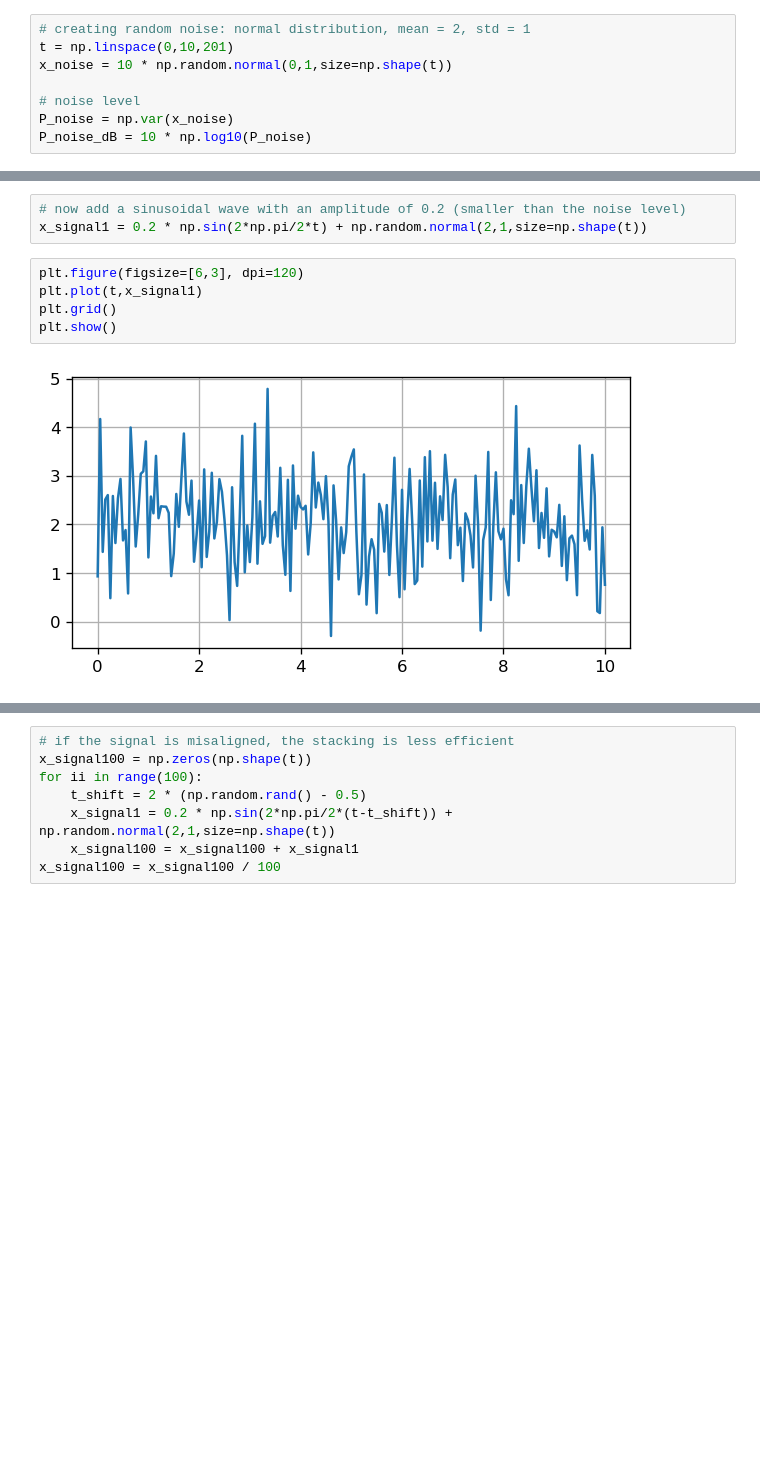
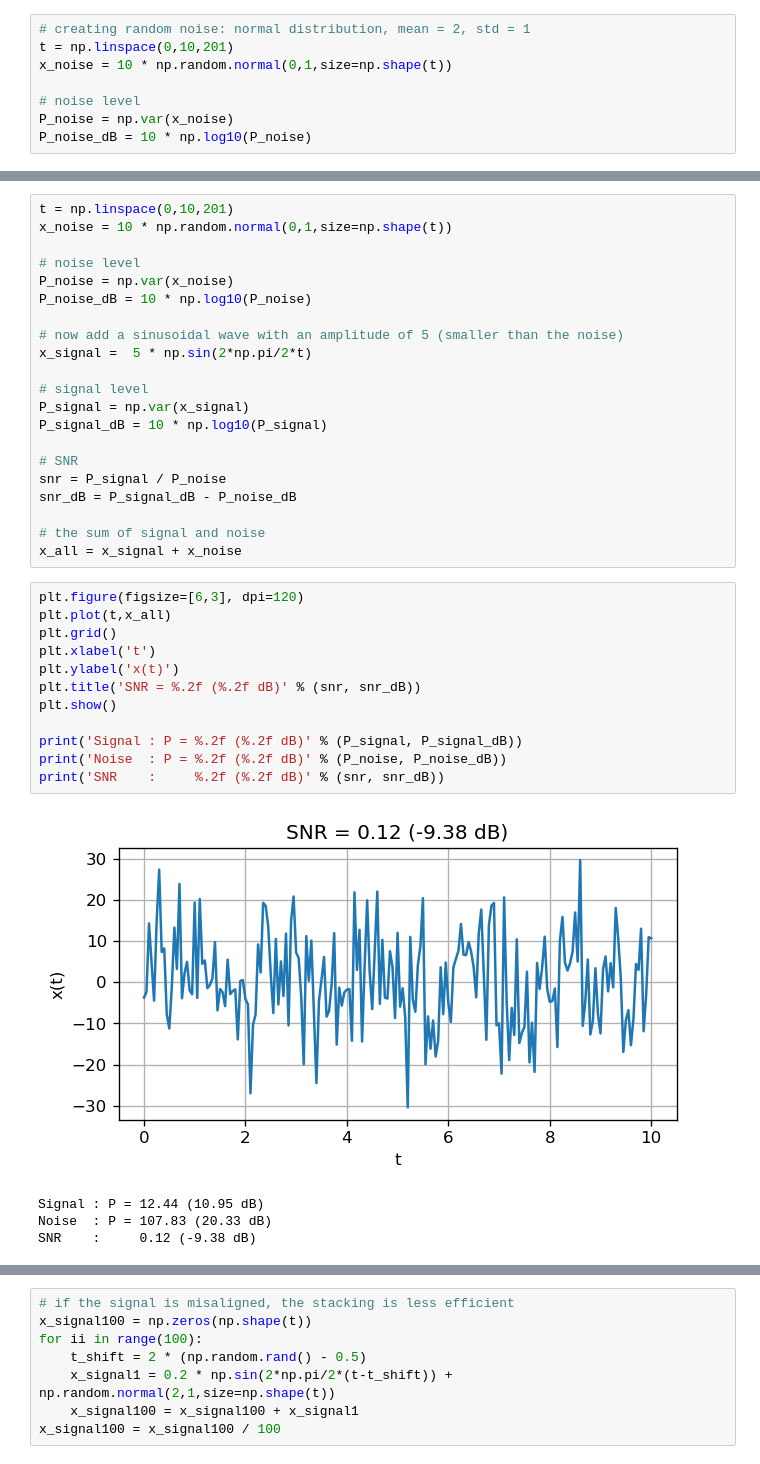
Before and after one commit to globalseismology/avni-courses.solid-earth-fundamentals, a Jupyter notebook: Field_Trip_2_Geophysics/Field_Geophysics.ipynb, the cells around one changed output, grey strips where cells are left out. Cells and saved outputs as stored; diff of their text form; blank space fills up the shorter version.

```diff
--- a/Field_Trip_2_Geophysics/Field_Geophysics.ipynb
+++ b/Field_Trip_2_Geophysics/Field_Geophysics.ipynb
@@ -182,11 +189,39 @@ plt.show()
 # %%
-# now add a sinusoidal wave with an amplitude of 0.2 (smaller than the noise level)
-x_signal1 = 0.2 * np.sin(2*np.pi/2*t) + np.random.normal(2,1,size=np.shape(t))
+t = np.linspace(0,10,201)
+x_noise = 10 * np.random.normal(0,1,size=np.shape(t))
+
+# noise level
+P_noise = np.var(x_noise)
+P_noise_dB = 10 * np.log10(P_noise)
+
+# now add a sinusoidal wave with an amplitude of 5 (smaller than the noise)
+x_signal =  5 * np.sin(2*np.pi/2*t)
+
+# signal level
+P_signal = np.var(x_signal)
+P_signal_dB = 10 * np.log10(P_signal)
+
+# SNR
+snr = P_signal / P_noise
+snr_dB = P_signal_dB - P_noise_dB
+
+# the sum of signal and noise
+x_all = x_signal + x_noise
 # %%
 plt.figure(figsize=[6,3], dpi=120)
-plt.plot(t,x_signal1)
+plt.plot(t,x_all)
 plt.grid()
+plt.xlabel('t')
+plt.ylabel('x(t)')
+plt.title('SNR = %.2f (%.2f dB)' % (snr, snr_dB))
 plt.show()
+
+print('Signal : P = %.2f (%.2f dB)' % (P_signal, P_signal_dB))
+print('Noise  : P = %.2f (%.2f dB)' % (P_noise, P_noise_dB))
+print('SNR    :     %.2f (%.2f dB)' % (snr, snr_dB))
 # %% [output]
-[figure, old version]
+[figure, new version]
+Signal : P = 12.44 (10.95 dB)
+Noise  : P = 107.83 (20.33 dB)
+SNR    :     0.12 (-9.38 dB)
 # %% [markdown]
```
Also changed, not shown: parts of 6 cells of this notebook.
